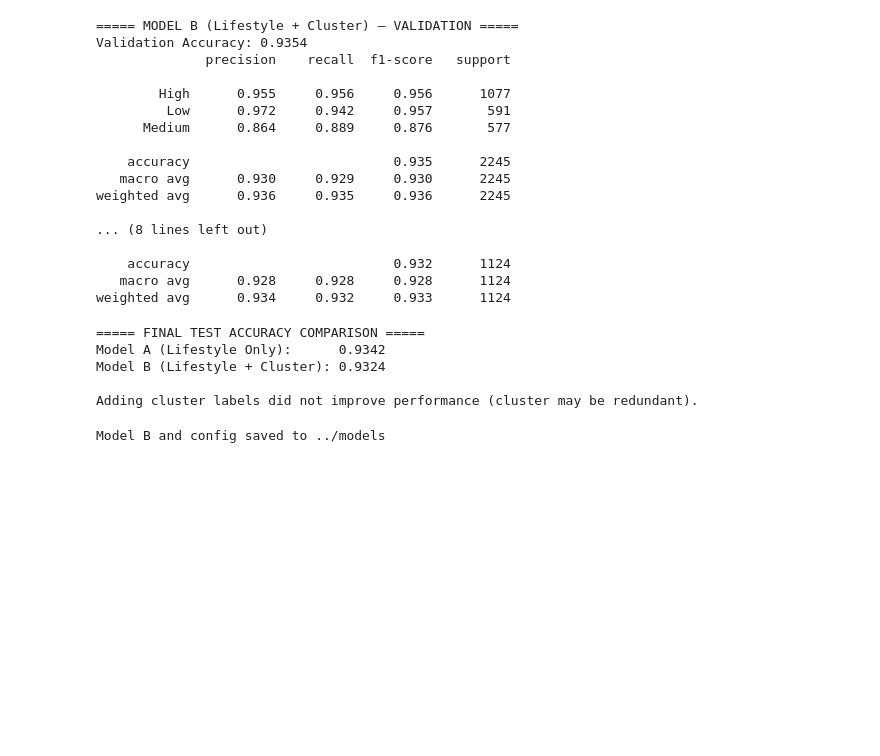
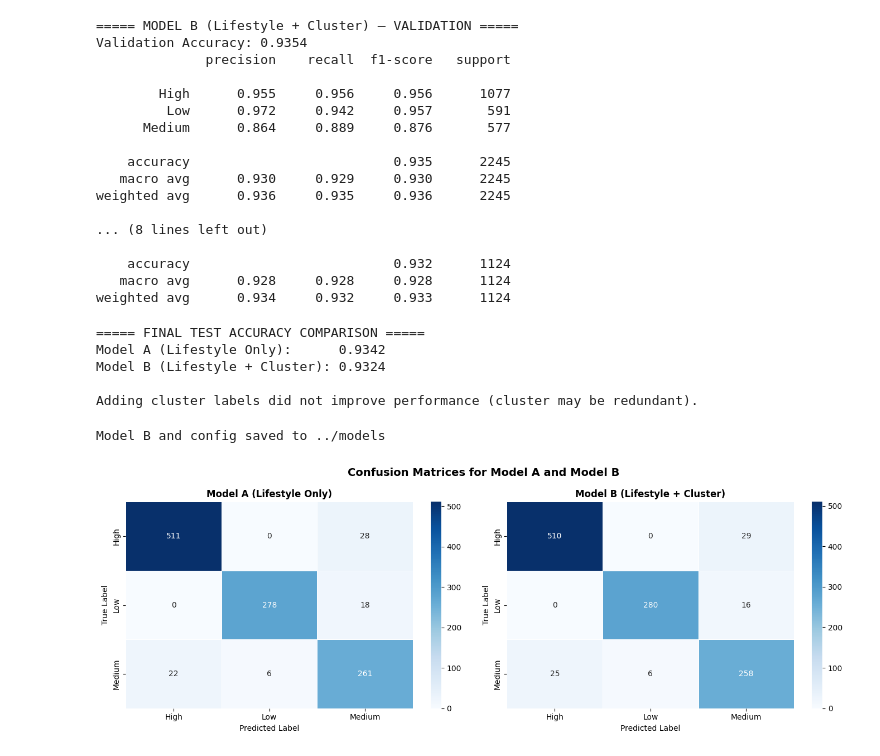
Before and after one commit to RYKELLE/Thesis_Final, a Jupyter notebook: stress-classification-project/notebooks/04_classification_modeling.ipynb, the cells around one changed output. Drawn from its saved outputs; the diff is of its cells as text; code cells hidden in the pictures; blank space fills up the shorter version.

```diff
--- a/stress-classification-project/notebooks/04_classification_modeling.ipynb
+++ b/stress-classification-project/notebooks/04_classification_modeling.ipynb
@@ -265,3 +265,84 @@ with open(os.path.join(models_path, "model_config.json"), "w") as f:
 print("Model B and config saved to ../models")
 # %% [output]
 Model B and config saved to ../models
+# %%
+import matplotlib.pyplot as plt
+import seaborn as sns
+from sklearn.metrics import confusion_matrix, roc_auc_score, roc_curve
+from sklearn.preprocessing import label_binarize
+import numpy as np
+
+# Get predictions and probabilities
+# Model A
+test_pred_A = model_A.predict(X_test_A)
+test_prob_A = model_A.predict_proba(X_test_A)
+
+# Model B
+test_pred_B = model_B.predict(X_test_B)
+test_prob_B = model_B.predict_proba(X_test_B)
+
+classes = ['High', 'Low', 'Medium']
+y_test_bin = label_binarize(y_test, classes=classes)
+
+# --- Confusion Matrices ---
+fig, axes = plt.subplots(1, 2, figsize=(14, 5))
+
+for ax, pred, title in zip(axes,
+                           [test_pred_A, test_pred_B],
+                           ['Model A (Lifestyle Only)',
+                            'Model B (Lifestyle + Cluster)']):
+    cm = confusion_matrix(y_test, pred, labels=classes)
+    sns.heatmap(
+        cm,
+        annot=True,
+        fmt='d',
+        cmap='Blues',
+        xticklabels=classes,
+        yticklabels=classes,
+        ax=ax,
+        linewidths=0.5
+    )
+    ax.set_title(title, fontsize=12, fontweight='bold')
+    ax.set_xlabel('Predicted Label', fontsize=10)
+    ax.set_ylabel('True Label', fontsize=10)
+
+plt.suptitle('Confusion Matrices for Model A and Model B',
+             fontsize=14, fontweight='bold')
+plt.tight_layout()
+plt.savefig('confusion_matrices.png', dpi=150, bbox_inches='tight')
+plt.show()
+
+# --- AUC-ROC ---
+fig, axes = plt.subplots(1, 2, figsize=(14, 5))
+
+for ax, prob, title in zip(axes,
+                           [test_prob_A, test_prob_B],
+                           ['Model A (Lifestyle Only)',
+                            'Model B (Lifestyle + Cluster)']):
+    colors = ['#E74C3C', '#2ECC71', '#F39C12']
+    for i, (cls, color) in enumerate(zip(classes, colors)):
+        fpr, tpr, _ = roc_curve(y_test_bin[:, i], prob[:, i])
+        auc = roc_auc_score(y_test_bin[:, i], prob[:, i])
+        ax.plot(fpr, tpr, color=color,
+                label=f'{cls} (AUC = {auc:.3f})')
+
+    ax.plot([0, 1], [0, 1], 'k--', linewidth=0.8)
+    ax.set_title(title, fontsize=12, fontweight='bold')
+    ax.set_xlabel('False Positive Rate', fontsize=10)
+    ax.set_ylabel('True Positive Rate', fontsize=10)
+    ax.legend(loc='lower right')
+    ax.grid(alpha=0.3)
+
+plt.suptitle('AUC-ROC Curves for Model A and Model B',
+             fontsize=14, fontweight='bold')
+plt.tight_layout()
+plt.savefig('auc_roc_curves.png', dpi=150, bbox_inches='tight')
+plt.show()
+
+# Print AUC scores
+print("Model A Macro AUC-ROC:",
+      round(roc_auc_score(y_test_bin, test_prob_A, average='macro'), 4))
+print("Model B Macro AUC-ROC:",
+      round(roc_auc_score(y_test_bin, test_prob_B, average='macro'), 4))
+# %% [output]
+[figure, added]
```
Also changed, not shown: parts of 4 cells of this notebook, 28 other files.
